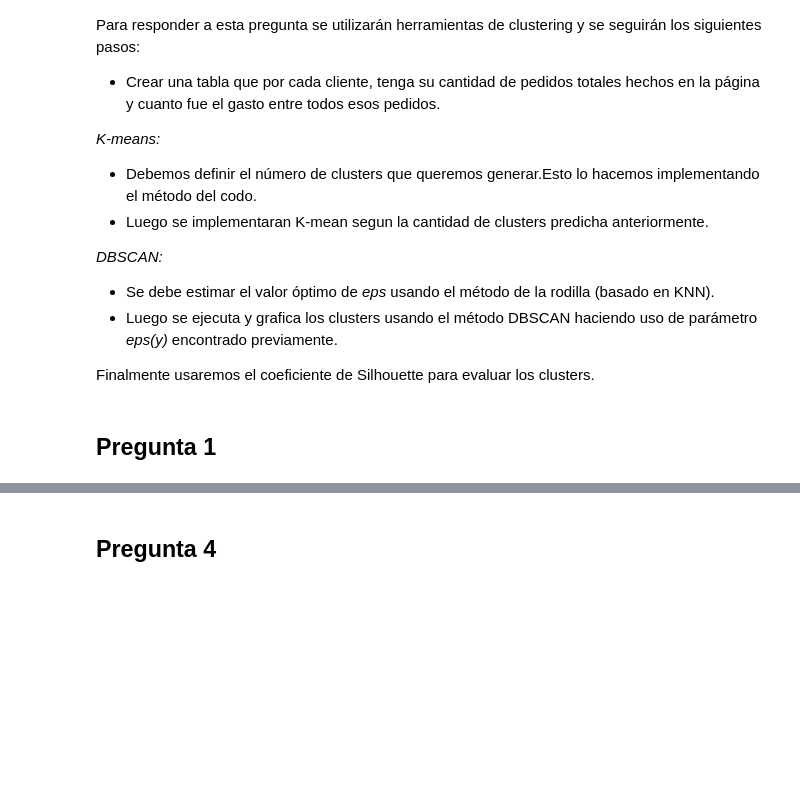
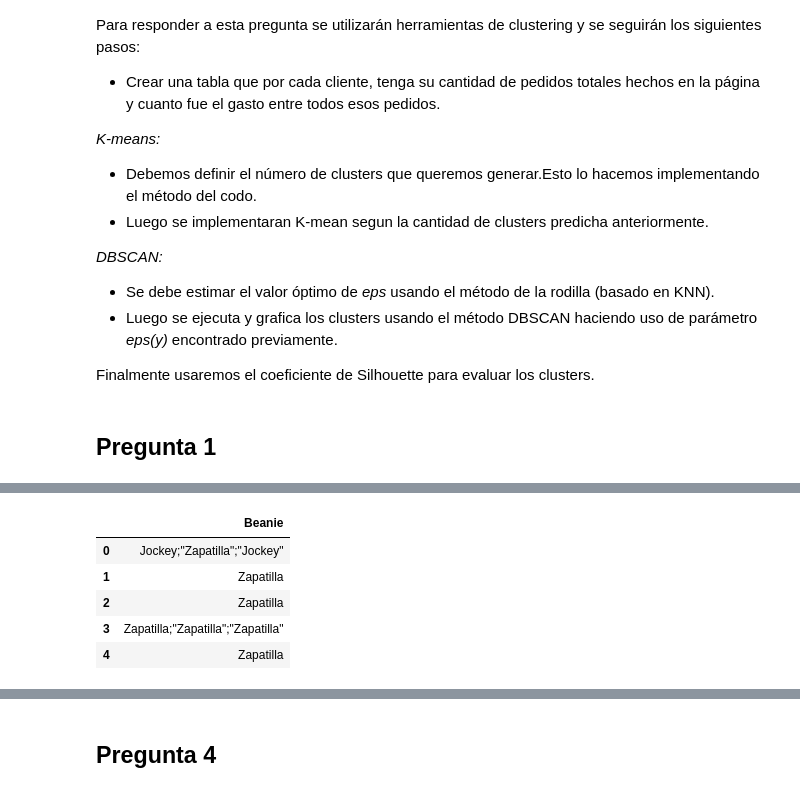
Before and after one commit to doragonUni/CC5206-DataMining-Block, a Jupyter notebook: Hito3.ipynb, the cells around one changed output, grey strips where cells are left out. Drawn from its saved outputs; the diff is of its cells as text; code cells hidden in the pictures; blank space fills up the shorter version.

```diff
--- a/Hito3.ipynb
+++ b/Hito3.ipynb
@@ -348,0 +368,11 @@ details.head()
+# %%
+# Creamos las canastas
+canastas = pd.read_csv("canastas.csv")
+canastas.head()
+# %% [output]
+|  | Beanie |
+| 0 | Jockey;"Zapatilla";"Jockey" |
+| 1 | Zapatilla |
+| 2 | Zapatilla |
+| 3 | Zapatilla;"Zapatilla";"Zapatilla" |
+| 4 | Zapatilla |
```
Also changed, not shown: parts of 14 cells of this notebook.
